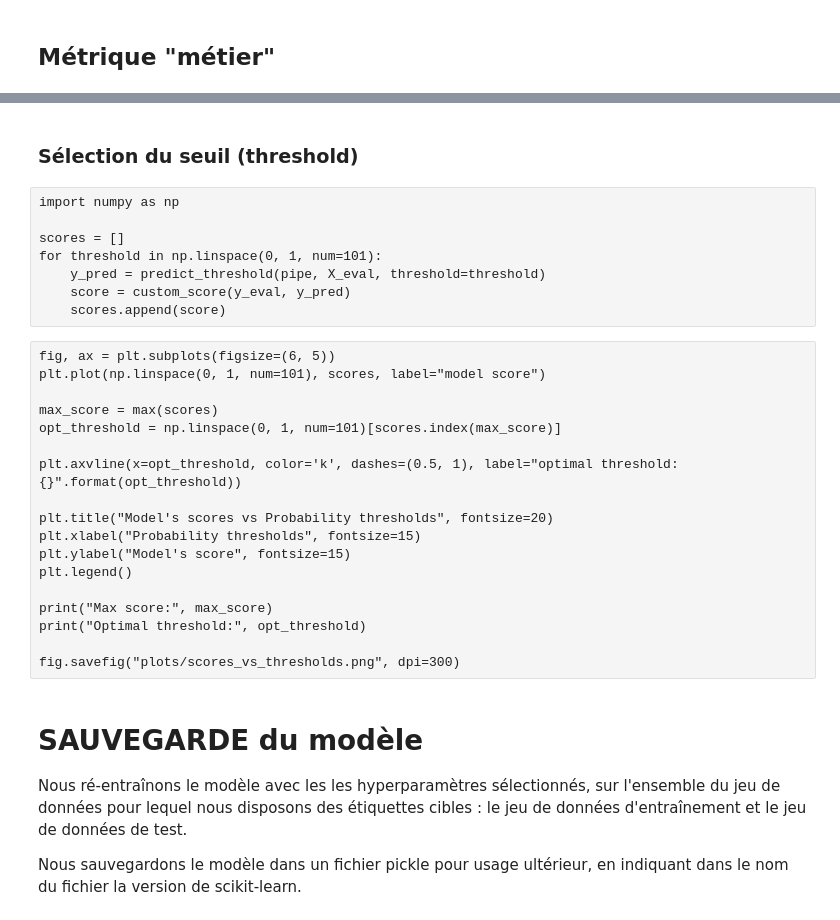
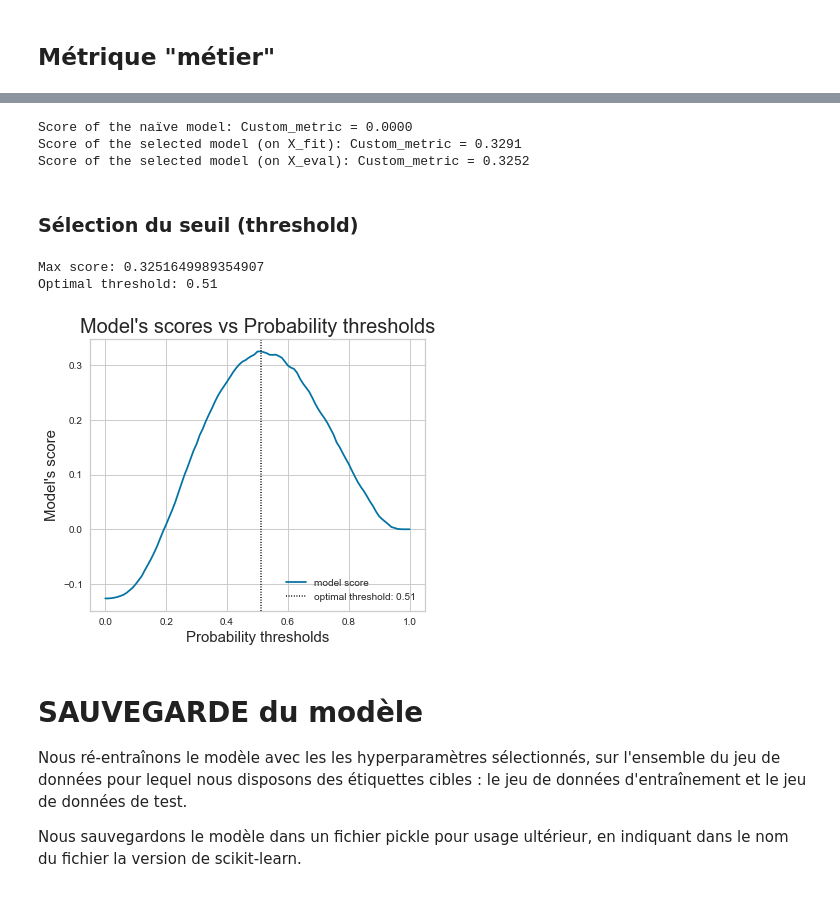
Before and after one commit to StudentLucyna/Projet7, a Jupyter notebook: Projet_7_Pysz_Modelisation.ipynb, the cells around one changed output, grey strips where cells are left out. Cells and saved outputs as stored; diff of their text form; code cells hidden in the pictures.

```diff
--- a/Projet_7_Pysz_Modelisation.ipynb
+++ b/Projet_7_Pysz_Modelisation.ipynb
@@ -1063,31 +1144,51 @@ print("Score of the selected model (on X_eval): Custom_metric = {:.4f}".format(s
+# %%
+# Scoring the the naïve baseline model
+score = custom_scorer(baseline, X_eval, y_eval)
+print("Score of the naïve model: Custom_metric = {:.4f}".format(score))
+
+# Scoring the the selected model on training set
+score_fit = custom_scorer(pipe, X_fit, y_fit)
+print("Score of the selected model (on X_fit): Custom_metric = {:.4f}".format(score_fit))
+
+# Scoring the the selected model on training set
+score_eval = custom_scorer(pipe, X_eval, y_eval)
+print("Score of the selected model (on X_eval): Custom_metric = {:.4f}".format(score_eval))
+# %% [output]
+Score of the naïve model: Custom_metric = 0.0000
+Score of the selected model (on X_fit): Custom_metric = 0.3291
+Score of the selected model (on X_eval): Custom_metric = 0.3252
 # %% [markdown]
 ### **Sélection du seuil** (threshold)
-# %% [raw]
-import numpy as np
-
-scores = []
-for threshold in np.linspace(0, 1, num=101):
-    y_pred = predict_threshold(pipe, X_eval, threshold=threshold)
-    score = custom_score(y_eval, y_pred)
-    scores.append(score)
-# %% [raw]
-fig, ax = plt.subplots(figsize=(6, 5))
-plt.plot(np.linspace(0, 1, num=101), scores, label="model score")
-
-max_score = max(scores)
-opt_threshold = np.linspace(0, 1, num=101)[scores.index(max_score)]
-
-plt.axvline(x=opt_threshold, color='k', dashes=(0.5, 1), label="optimal threshold: {}".format(opt_threshold))
-
-plt.title("Model's scores vs Probability thresholds", fontsize=20)
-plt.xlabel("Probability thresholds", fontsize=15)
-plt.ylabel("Model's score", fontsize=15)
-plt.legend()
-
-print("Max score:", max_score)
-print("Optimal threshold:", opt_threshold)
-
-fig.savefig("plots/scores_vs_thresholds.png", dpi=300)
+# %%
+import numpy as np
+
+scores = []
+for threshold in np.linspace(0, 1, num=101):
+    y_pred = predict_threshold(pipe, X_eval, threshold=threshold)
+    score = custom_score(y_eval, y_pred)
+    scores.append(score)
+# %%
+fig, ax = plt.subplots(figsize=(6, 5))
+plt.plot(np.linspace(0, 1, num=101), scores, label="model score")
+
+max_score = max(scores)
+opt_threshold = np.linspace(0, 1, num=101)[scores.index(max_score)]
+
+plt.axvline(x=opt_threshold, color='k', dashes=(0.5, 1), label="optimal threshold: {}".format(opt_threshold))
+
+plt.title("Model's scores vs Probability thresholds", fontsize=20)
+plt.xlabel("Probability thresholds", fontsize=15)
+plt.ylabel("Model's score", fontsize=15)
+plt.legend()
+
+print("Max score:", max_score)
+print("Optimal threshold:", opt_threshold)
+
+fig.savefig("plots/scores_vs_thresholds.png", dpi=300)
+# %% [output]
+Max score: 0.3251649989354907
+Optimal threshold: 0.51
+[figure, added]
 # %% [markdown]
 # **SAUVEGARDE** du modèle
 Nous ré-entraînons le modèle avec les les hyperparamètres sélectionnés, sur l'ensemble du jeu de données pour lequel nous disposons des étiquettes cibles : le jeu de données d'entraînement et le jeu de données de test.
```
Also changed, not shown: parts of 22 cells of this notebook, 1 other file.
